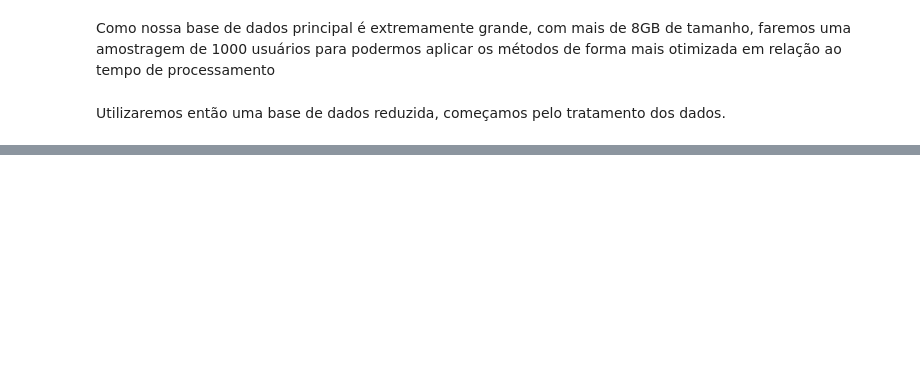
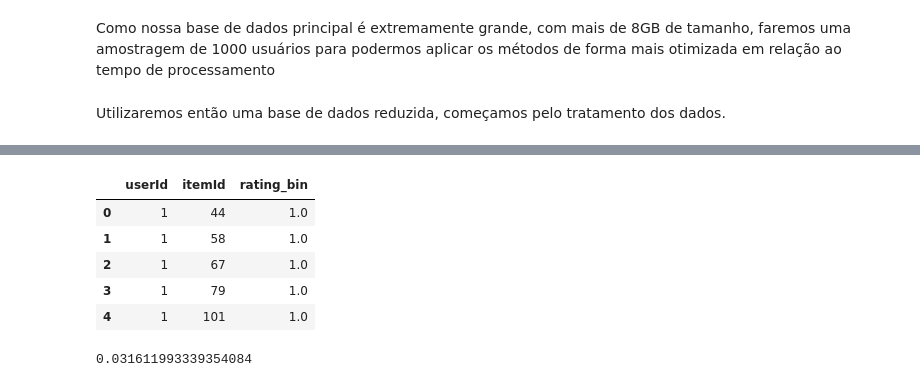
Before and after one commit to ciziks/recommender-steam-catalogue, a Jupyter notebook: Recomendadores/Sistema.ipynb, the cells around one changed output, grey strips where cells are left out. Drawn from its saved outputs; the diff is of its cells as text; code cells hidden in the pictures; blank space fills up the shorter version.

```diff
--- a/Recomendadores/Sistema.ipynb
+++ b/Recomendadores/Sistema.ipynb
@@ -55,0 +204,14 @@ len(review.app_name.unique())
+# %%
+iaknn = pd.read_csv('recs_iaknn.dat', sep='\t', names=['userId', 'itemId', 'rating_bin'])
+iaknn.head()
+# %% [output]
+|  | userId | itemId | rating_bin |
+| 0 | 1 | 44 | 1.0 |
+| 1 | 1 | 58 | 1.0 |
+| 2 | 1 | 67 | 1.0 |
+| 3 | 1 | 79 | 1.0 |
+| 4 | 1 | 101 | 1.0 |
+# %%
+MAP(iaknn, test, 100)
+# %% [output]
+0.031611993339354084
```
Also changed, not shown: parts of 23 cells of this notebook.
